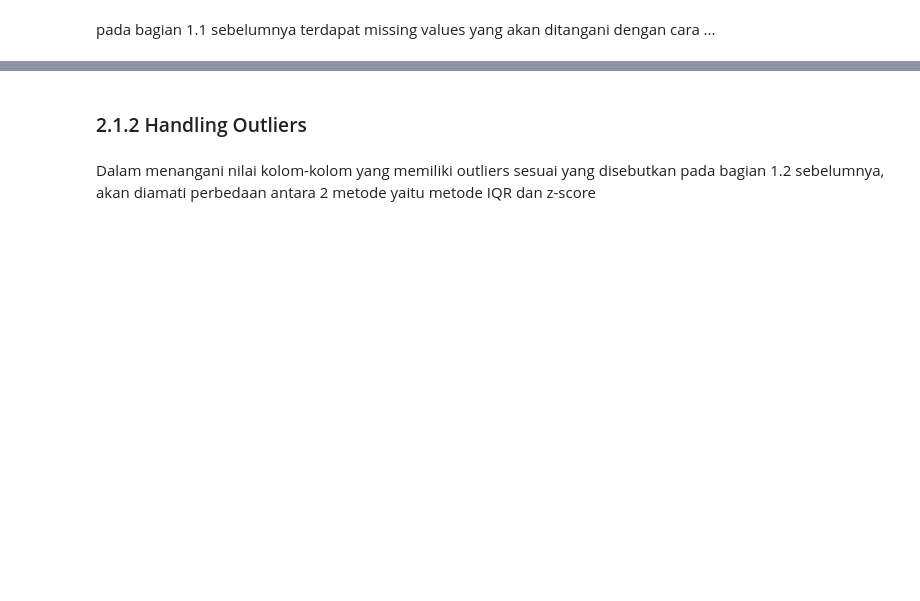
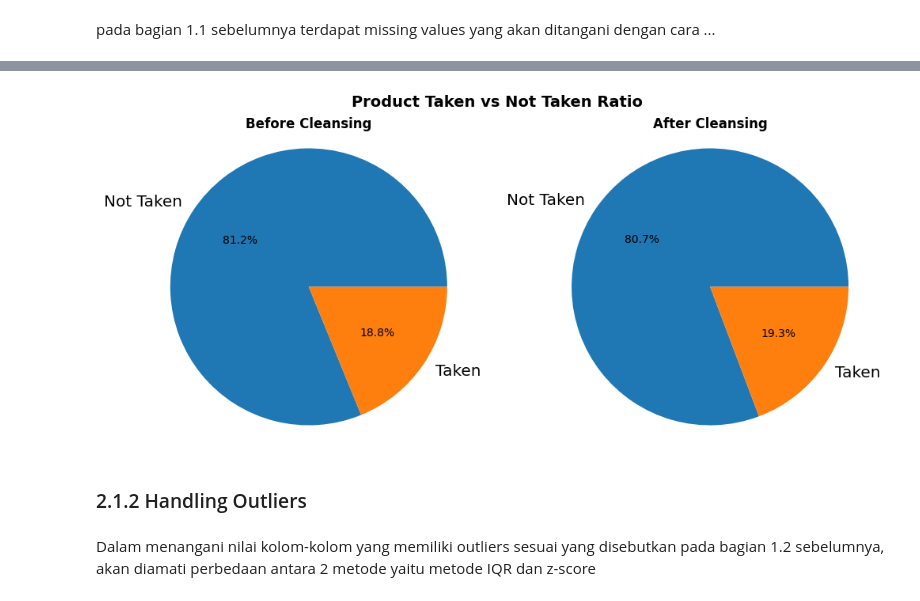
Before and after one commit to andreadeputra/Rakamin_Final_Project, a Jupyter notebook: Infinity.ipynb, the cells around one changed output, grey strips where cells are left out. Drawn from its saved outputs; the diff is of its cells as text; code cells hidden in the pictures; blank space fills up the shorter version.

Commit message:
Add temporary codes for data cleansing

```diff
--- a/Infinity.ipynb
+++ b/Infinity.ipynb
@@ -384,10 +386,12 @@ Selain itu nilai pada kolom Marital Status akan disederhanakan menjadi Single da
 # %%
+df1 = df.copy()
+
 # Conditional to avoid errors on repeated cell runs
-if 'CustomerID' in df.columns:
-    df.drop('CustomerID', axis=1, inplace=True)
+if 'CustomerID' in df1.columns:
+    df1.drop('CustomerID', axis=1, inplace=True)
 if 'CustomerID' in nums:
     nums.remove('CustomerID')
-df.replace('Divorced', 'Single', inplace=True)
-df.replace('Unmarried', 'Single', inplace=True)
+df1.replace(['Divorced', 'Unmarried'], 'Single', inplace=True)
+df1.drop(df1[df1.Occupation == 'Free Lancer'].index, inplace=True)
 # %% [markdown]
 ### 2.1.1 Handling Missing Values and Duplicates
@@ -395,0 +438,5 @@ pada bagian 1.1 sebelumnya terdapat missing values yang akan ditangani dengan ca
+# %%
+# sekedar simulasi apabila dibuang
+df1.dropna(inplace=True)
+df1.drop_duplicates(inplace=True)
+df1.info()
@@ -396,3 +461,19 @@ pada bagian 1.1 sebelumnya terdapat missing values yang akan ditangani dengan ca
+# %%
+# Purchase ratio before and after cleansing
+plt.figure(figsize=(12,5))
+plt.suptitle('Product Taken vs Not Taken Ratio', fontsize=14, fontweight='bold')
+plt.subplot(1, 2, 1)
+plt.title('Before Cleansing', fontweight='bold')
+plt.pie(df['ProdTaken'].value_counts(), labels=['Not Taken', 'Taken'], autopct='%0.1f%%')
+plt.axis('equal')
+
+plt.subplot(1, 2, 2)
+plt.title('After Cleansing', fontweight='bold')
+plt.pie(df1['ProdTaken'].value_counts(), labels=['Not Taken', 'Taken'], autopct='%0.1f%%')
+plt.axis('equal')
+plt.show()
+# %% [output]
+[figure, added]
 # %% [markdown]
 ### 2.1.2 Handling Outliers
 # %% [markdown]
```
Also changed, not shown: parts of 9 cells of this notebook.
